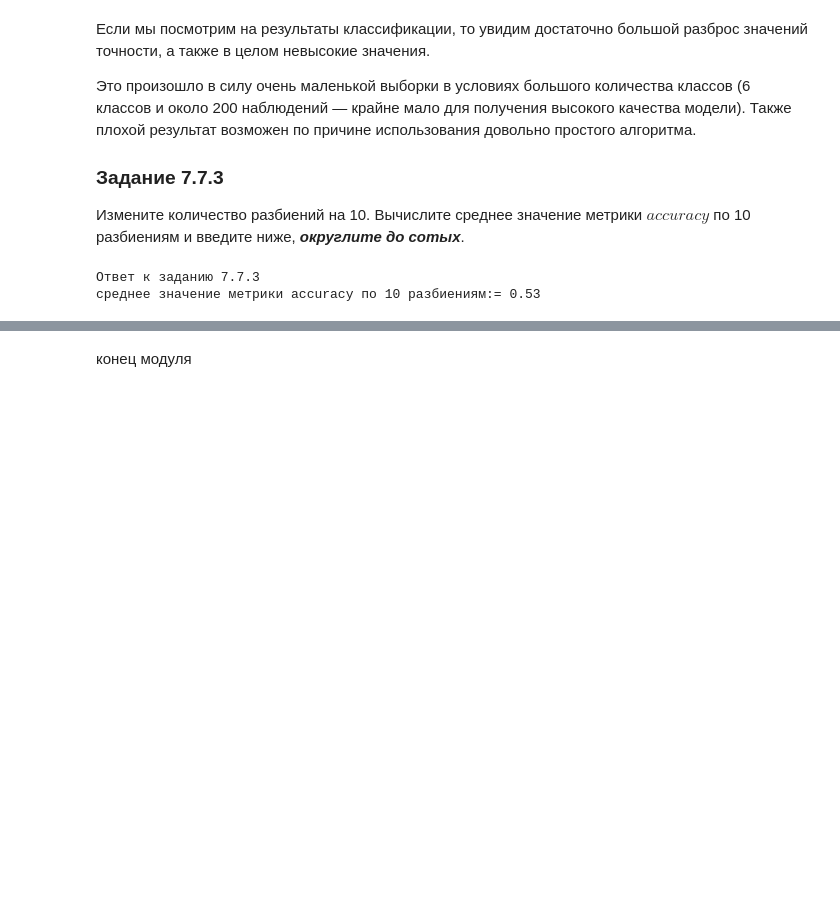
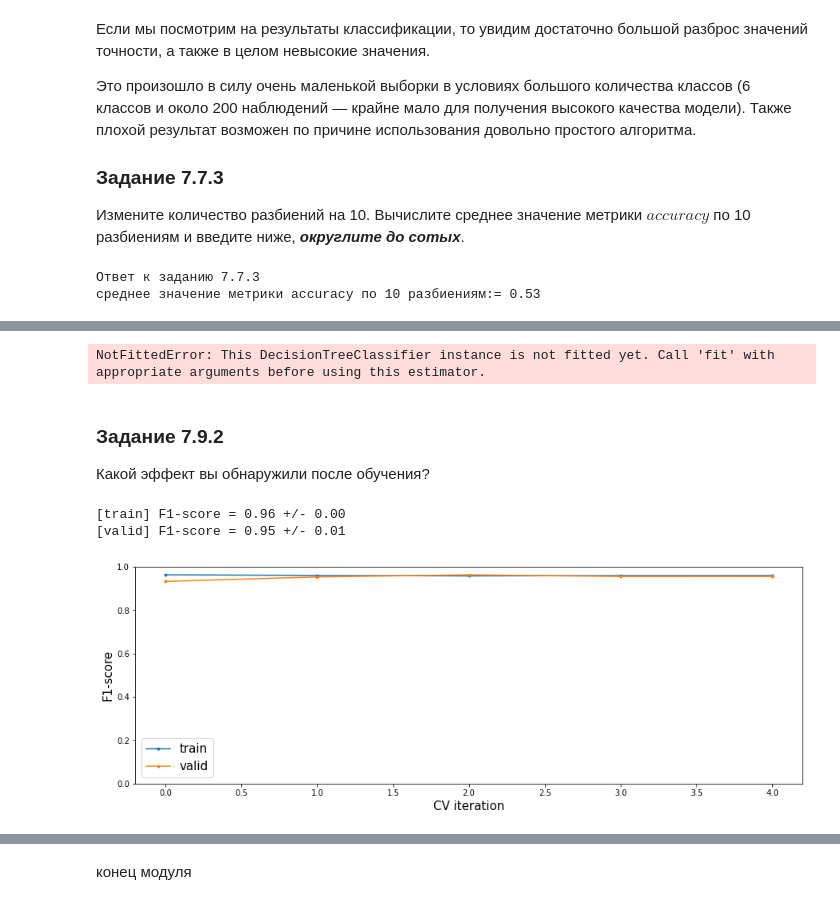
Before and after one commit to geshem14/my_study, a Jupyter notebook: SkillFactory/DST_10/unit_4/ML_7_Валидация_данных_и_оценка_модели/ML_7_Валидация_данных_и_оценка_модели.ipynb, the cells around one changed output, grey strips where cells are left out. Saved outputs shown, nothing was run; the diff lists cells and outputs as text; code cells hidden in the pictures; blank space fills up the shorter version.

```diff
--- a/SkillFactory/DST_10/unit_4/ML_7_Валидация_данных_и_оценка_модели/ML_7_Валидация_данных_и_оценка_модели.ipynb
+++ b/SkillFactory/DST_10/unit_4/ML_7_Валидация_данных_и_оценка_модели/ML_7_Валидация_данных_и_оценка_модели.ipynb
@@ -532,0 +795,45 @@ print(f"среднее значение метрики accuracy по 10 разб
+# %%
+# проверка  кода
+
+vis_data = pd.read_csv(PATH_to_file+'train.csv', encoding = 'ISO-8859-1', low_memory = False)
+
+df = vis_data[['fine_amount', 'state_fee', 'late_fee', 'discount_amount', 'balance_due', 'compliance']]
+df.dropna(inplace=True)
+X = df[['fine_amount', 'state_fee', 'late_fee', 'discount_amount', 'balance_due']]
+y = df['compliance']
+
+X_train, X_valid, y_train, y_valid = train_test_split(X, y, test_size=0.3, shuffle=False)
+
+clf = DecisionTreeClassifier(random_state=456)
+cv_metrics = cross_validate(clf, X, y, cv=5, scoring='f1_micro', return_train_score=True)
+
+y_pred = clf.predict(X_train)
+f1_train = f1_score(y_train, y_pred)
+
+y_pred = clf.predict(X_valid)
+f1_val = f1_score(y_valid, y_pred)
+
+result = f1_train-f1_val
+# %% [output]
+NotFittedError: This DecisionTreeClassifier instance is not fitted yet. Call 'fit' with appropriate arguments before using this estimator.
+# %% [markdown]
+### Задание 7.9.2
+Какой эффект вы обнаружили после обучения?
+# %%
+vis_data = pd.read_csv(PATH_to_file+'train.csv', encoding = 'ISO-8859-1', low_memory = False)
+
+df = vis_data[['fine_amount', 'state_fee', 'late_fee', 'discount_amount', 'balance_due', 'compliance']]
+df.dropna(inplace=True)
+X = df[['fine_amount', 'state_fee', 'late_fee', 'discount_amount', 'balance_due']]
+y = df['compliance']
+
+X_train, X_valid, y_train, y_valid = train_test_split(X, y, test_size=0.3, shuffle=False, random_state=23)
+
+clf = DecisionTreeClassifier(max_depth=10, random_state=23)
+cv_metrics = cross_validate(clf, X, y, cv=5, scoring='f1_micro', return_train_score=True)
+
+plot_cv_metrics(cv_metrics)
+# %% [output]
+[train] F1-score = 0.96 +/- 0.00
+[valid] F1-score = 0.95 +/- 0.01
+[figure, added]
```
Also changed, not shown: parts of 40 cells of this notebook.
